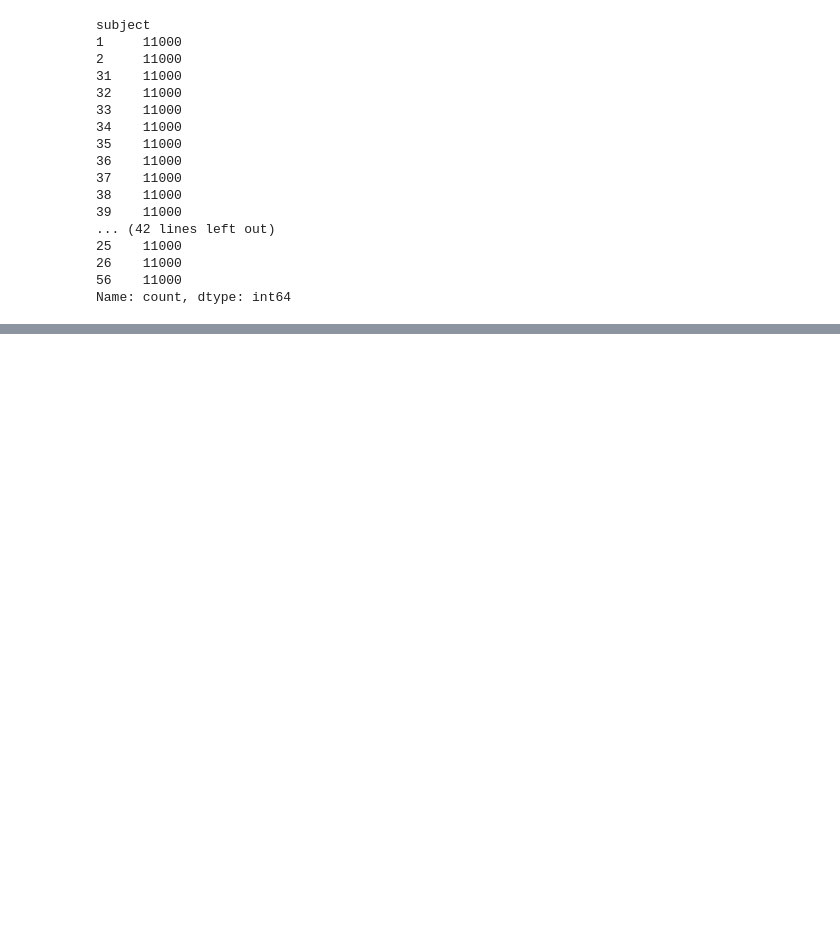
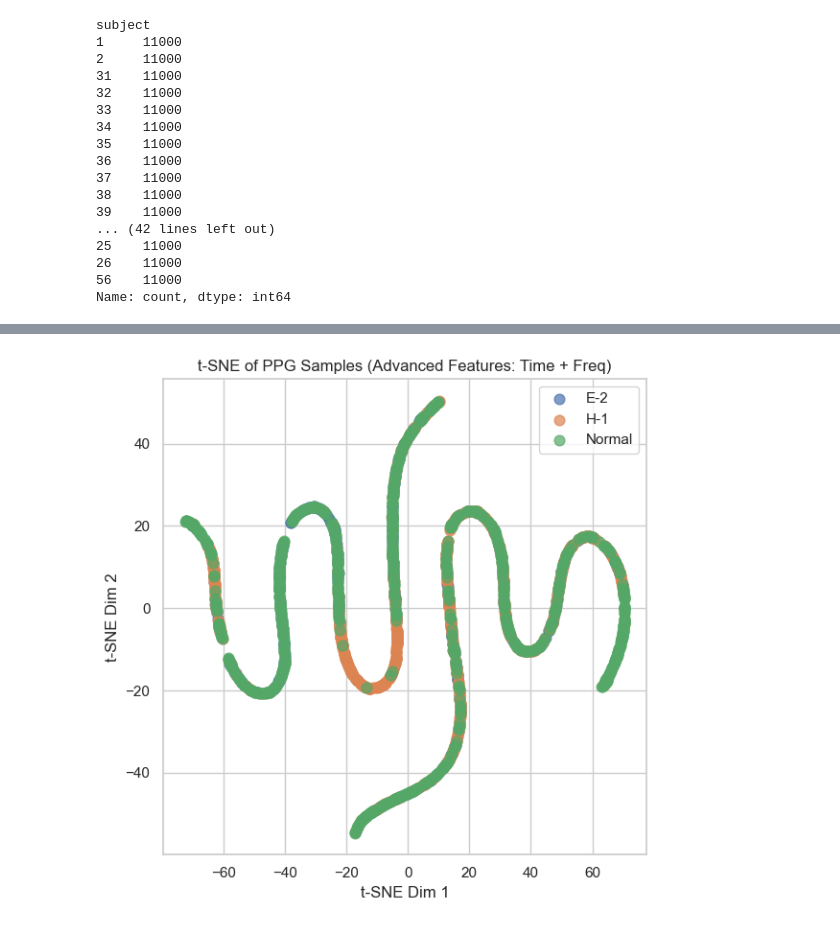
Before and after one commit to MyungKyuYi/HAR, a Jupyter notebook: PPG_DDPM_Data2_0307.ipynb, the cells around one changed output, grey strips where cells are left out. Saved outputs shown, nothing was run; the diff lists cells and outputs as text; code cells hidden in the pictures; blank space fills up the shorter version.

```diff
--- a/PPG_DDPM_Data2_0307.ipynb
+++ b/PPG_DDPM_Data2_0307.ipynb
@@ -226,3 +239,86 @@ new_df = reshape_ppg_dataframe(df_filtered, window_size=50)
+# %%
+import pandas as pd
+import numpy as np
+from sklearn.decomposition import PCA
+from sklearn.manifold import TSNE
+import matplotlib.pyplot as plt
+
+# df는 new_df에서 복사
+df = new_df.copy()
+df['subject'] = pd.to_numeric(df['subject'], errors='coerce')
+
+# 그룹 정의
+normal_subjects = [2, 5, 6, 10, 11, 12, 15, 19, 22, 24, 25, 28, 30, 40, 47, 48, 49, 50, 51]
+h1_subjects = [7, 8, 13, 14, 16, 18, 20, 26, 27, 35, 41, 42, 43, 44, 45, 46]
+e2_subjects = [3, 4, 9, 32, 33, 36, 52, 53]
+
+def assign_group(subject):
+    if subject in normal_subjects:
+        return 'Normal'
+    elif subject in h1_subjects:
+        return 'H-1'
+    elif subject in e2_subjects:
+        return 'E-2'
+    else:
+        return 'Unknown'
+
+df['Group'] = df['subject'].apply(assign_group)
+df = df[df['Group'] != 'Unknown']
+
+# 고급 특징 추출 함수 (원신호 + 1차 미분 + FFT)
+def extract_advanced_features(row):
+    signal = row.values.astype(float)
+    diff = np.diff(signal)
+    fft = np.fft.rfft(signal)
+    freqs = np.fft.rfftfreq(len(signal), d=1/100)  # 100Hz 샘플링 가정
+
+    power = np.abs(fft) ** 2
+    dominant_freq = freqs[np.argmax(power)]
+    total_power = np.sum(power)
+
+    return pd.Series({
+        'mean': np.mean(signal),
+        'std': np.std(signal),
+        'energy': np.sum(signal ** 2),
+        'diff_std': np.std(diff),
+        'diff_energy': np.sum(diff ** 2),
+        'skew': pd.Series(signal).skew(),
+        'kurt': pd.Series(signal).kurt(),
+        'fft_dom_freq': dominant_freq,
+        'fft_total_power': total_power
+    })
+
+# 시계열 컬럼 추출
+ppg_columns = [f'PPG{i}' for i in range(1, 201) if f'PPG{i}' in df.columns]
+ppg_data = df[ppg_columns]
+features_df = ppg_data.apply(extract_advanced_features, axis=1)
+
+# 레이블
+y = df['Group'].values
+X = features_df.values
+
+# PCA + t-SNE
+pca = PCA(n_components=min(10, X.shape[1]))
+X_pca = pca.fit_transform(X)
+
+tsne = TSNE(n_components=2, perplexity=30, random_state=42)
+X_tsne = tsne.fit_transform(X_pca)
+
+# 시각화
+plt.figure(figsize=(6, 6))
+for group in np.unique(y):
+    idx = y == group
+    plt.scatter(X_tsne[idx, 0], X_tsne[idx, 1], label=group, alpha=0.7, s=60)
+
+plt.title("t-SNE of PPG Samples (Advanced Features: Time + Freq)")
+plt.xlabel("t-SNE Dim 1")
+plt.ylabel("t-SNE Dim 2")
+plt.legend()
+plt.grid(True)
+plt.tight_layout()
+plt.show()
+# %% [output]
+[figure, added]
 # %%
 new_df.shape
 # %% [output]
```
Also changed, not shown: parts of 22 cells of this notebook.
